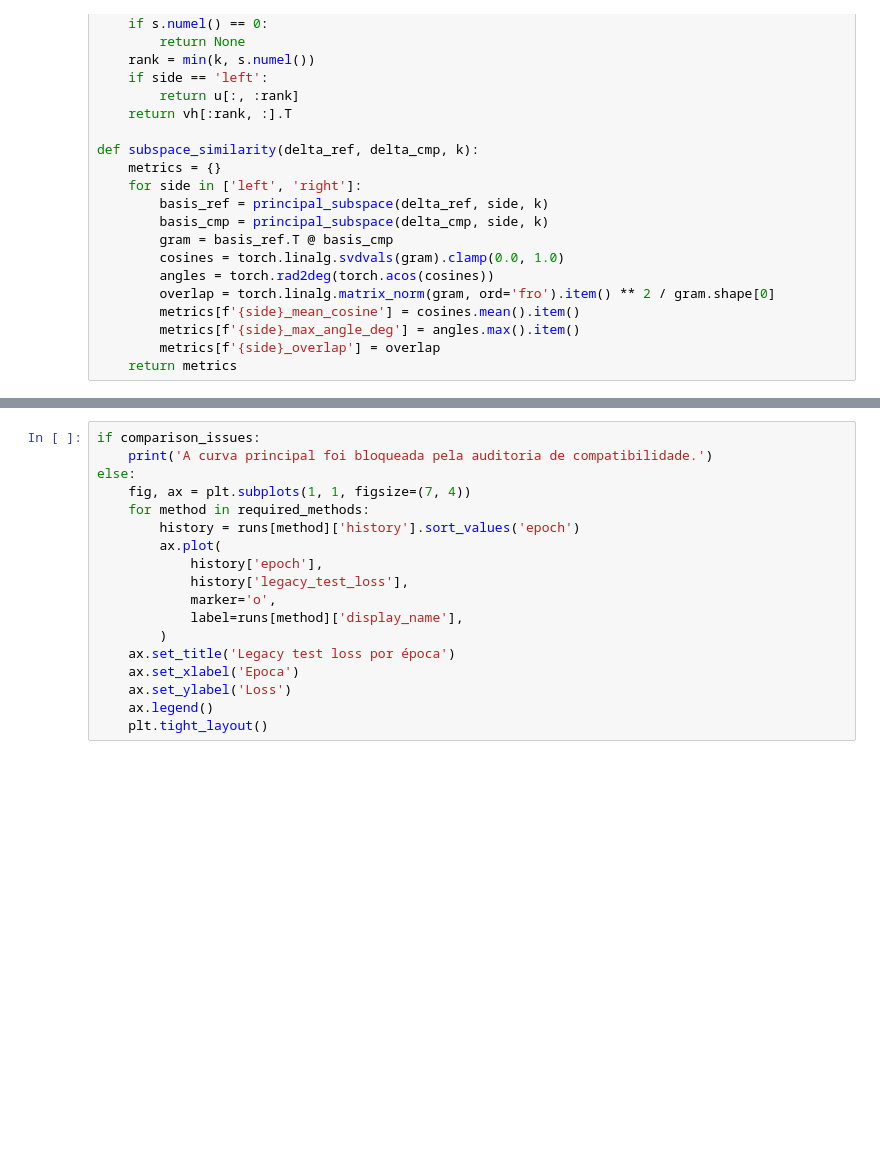
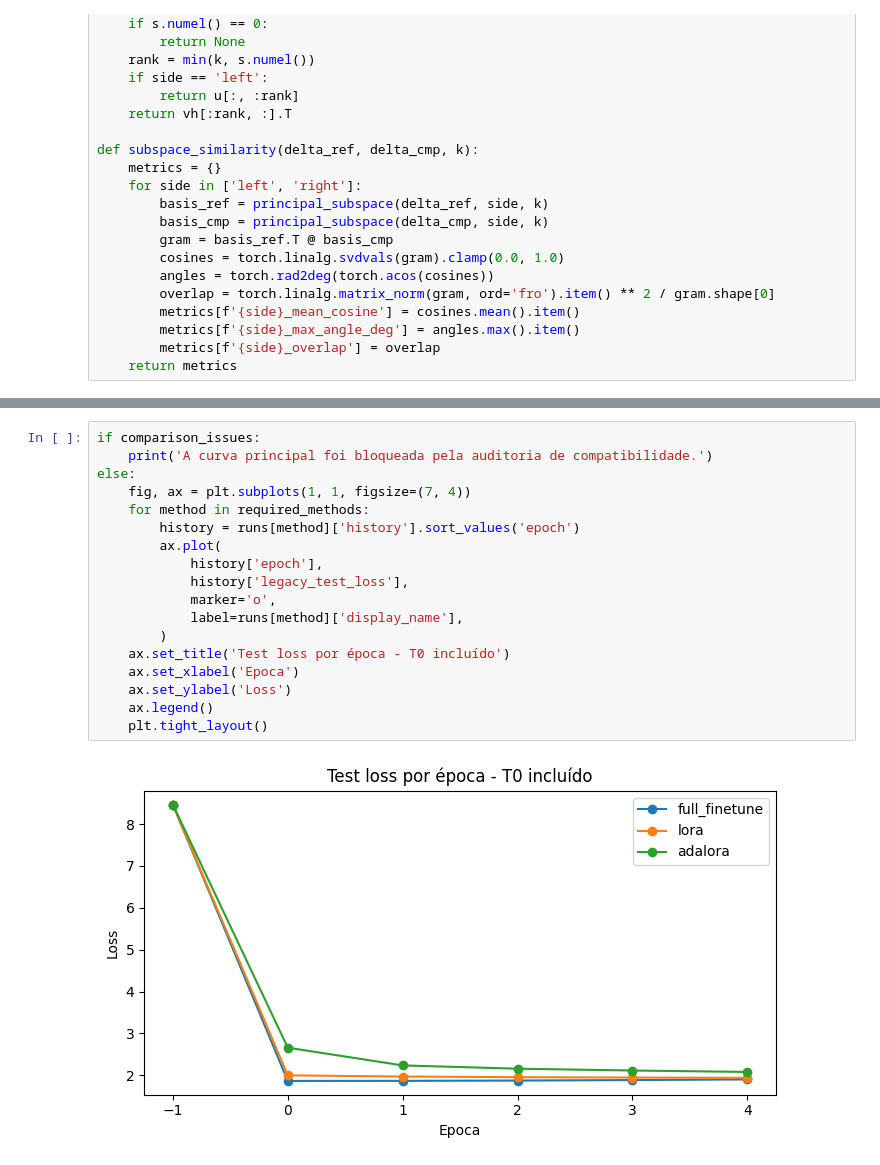
Before and after one commit to vitmesquita/computational-linear-algebra-lora, a Jupyter notebook: analysis/article_analysis.ipynb, the cells around one changed output, grey strips where cells are left out. Saved outputs shown, nothing was run; the diff lists cells and outputs as text; blank space fills up the shorter version.

```diff
--- a/analysis/article_analysis.ipynb
+++ b/analysis/article_analysis.ipynb
@@ -206,18 +232,20 @@ else:
 # %%
 if comparison_issues:
     print('A curva principal foi bloqueada pela auditoria de compatibilidade.')
 else:
     fig, ax = plt.subplots(1, 1, figsize=(7, 4))
     for method in required_methods:
         history = runs[method]['history'].sort_values('epoch')
         ax.plot(
             history['epoch'],
             history['legacy_test_loss'],
             marker='o',
             label=runs[method]['display_name'],
         )
-    ax.set_title('Legacy test loss por época')
+    ax.set_title('Test loss por época - T0 incluído')
     ax.set_xlabel('Epoca')
     ax.set_ylabel('Loss')
     ax.legend()
     plt.tight_layout()
+# %% [output]
+[figure, added]
```
Also changed, not shown: parts of 18 cells of this notebook, 2 other files.
